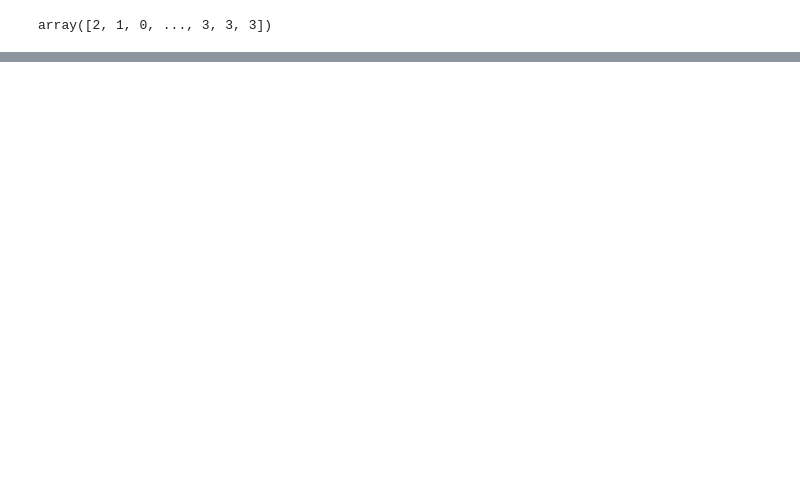
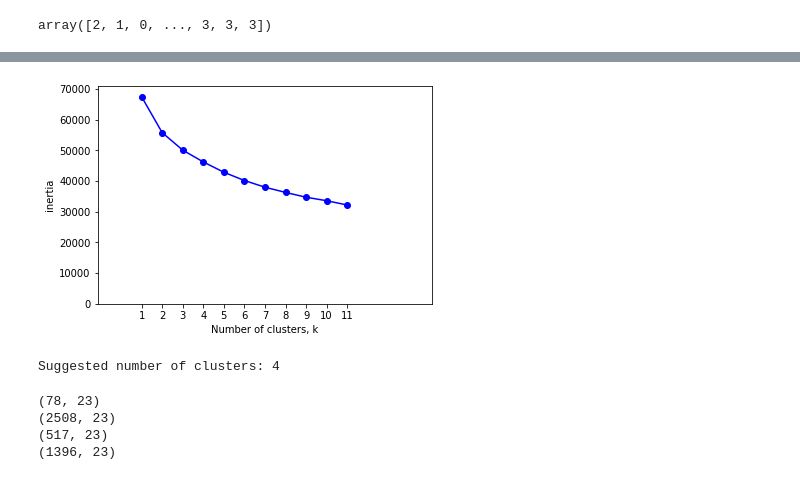
Before and after one commit to CodingDuckmx/Spotify_suggestions, a Jupyter notebook: wrapping_db.ipynb, the cells around one changed output, grey strips where cells are left out. Drawn from its saved outputs; the diff is of its cells as text; code cells hidden in the pictures; blank space fills up the shorter version.

```diff
--- a/wrapping_db.ipynb
+++ b/wrapping_db.ipynb
@@ -188,17 +207,12 @@ kl.elbow
 # %%
 # Defining a function that performs the PCA and clustering, due I'm repeting a couple of times.
 
-def pca_n_clustering(dataset,columns, index_column,encoding_column,max_n_clusters):
+def pca_n_clustering(dataset,columns, index_column,max_n_clusters):
 
     # Setting the subset I'm working with
     X = dataset[columns]
     X = X.set_index(dataset[index_column])
 
-    # Enconding categorical data
-    # in this case, the artists names
-    le = LabelEncoder()
-    trans_artists = le.fit_transform(X[encoding_column])
-    X[encoding_column] = trans_artists
 
     # Standarizing the data
     stdscaler = StandardScaler()
@@ -252,10 +266,10 @@ def pca_n_clustering(dataset,columns, index_column,encoding_column,max_n_cluster
 
     kl = KneeLocator(range(1,max_n_clusters),inertias, curve='convex',direction='decreasing')
     print('Suggested number of clusters:',kl.elbow)
-    return X_std
+    return X_std, le, stdscaler
 # %%
-pca_n_clustering(kaggle,['artists', 'popularity', 'danceability', 'energy', 'song_key', 'loudness', 'song_mode',
-       'speechiness', 'acousticness', 'instrumentalness', 'liveness','valence', 'tempo', 'duration_ms', 'year'], 'song_id', 'artists',12)
+X_std, le, stdscaler = pca_n_clustering(kaggle,['coded_artists', 'popularity', 'danceability', 'energy', 'song_key', 'loudness', 'song_mode',
+       'speechiness', 'acousticness', 'instrumentalness', 'liveness','valence', 'tempo', 'duration_ms', 'year'], 'song_id', 12)
 # %% [output]
 [figure]
 Suggested number of clusters: 4
@@ -552,0 +293,5 @@ def build_sim_dict(clust_num,subclust_num,row):
+# %%
+
+kaggle['cluster'] = labels
+display(kaggle.head())
+kaggle.shape
@@ -552,0 +307,12 @@ def build_sim_dict(clust_num,subclust_num,row):
+# %%
+
+
+cluster_0 =  kaggle[kaggle['cluster'] == 0]
+cluster_1 = kaggle[kaggle['cluster'] == 1]
+cluster_2 = kaggle[kaggle['cluster'] == 2]
+cluster_3 = kaggle[kaggle['cluster'] == 3]
+
+print(cluster_0.shape)
+print(cluster_1.shape)
+print(cluster_2.shape)
+print(cluster_3.shape)
@@ -552,0 +363,33 @@ def build_sim_dict(clust_num,subclust_num,row):
+# %%
+# For cluster 0:
+
+X_std_0, le_0, stdscaler_0 = pca_n_clustering(cluster_0,['coded_artists', 'popularity', 'danceability', 'energy', 'song_key', 'loudness', 'song_mode',
+       'speechiness', 'acousticness', 'instrumentalness', 'liveness','valence', 'tempo', 'duration_ms', 'year'], 'song_id', 12)
+# %% [output]
+[figure, added]
+Suggested number of clusters: 4
+# %%
+#Create a KMeans instance with k clusters
+model_0 = KMeans(n_clusters = 4, random_state=42)
+
+# Fit model to samples
+model_0.fit_predict(X_std_0)
+
+centers_0 = model_0.cluster_centers_
+
+labels_0 = model_0.labels_
+
+kaggle.loc[kaggle[kaggle['cluster'] == 0].index,'subcluster'] = labels_0
+
+# deprecating
+# split_dfs(clustering_dict[0]['main'],4,labels_0,centers_0,clustering_dict[0]['subclusters'])
+
+print(kaggle[(kaggle['cluster'] == 0) & (kaggle['subcluster'] == 0)].shape)
+print(kaggle[(kaggle['cluster'] == 0) & (kaggle['subcluster'] == 1)].shape)
+print(kaggle[(kaggle['cluster'] == 0) & (kaggle['subcluster'] == 2)].shape)
+print(kaggle[(kaggle['cluster'] == 0) & (kaggle['subcluster'] == 3)].shape)
+# %% [output]
+(78, 23)
+(2508, 23)
+(517, 23)
+(1396, 23)
```
Also changed, not shown: parts of 73 cells of this notebook.
